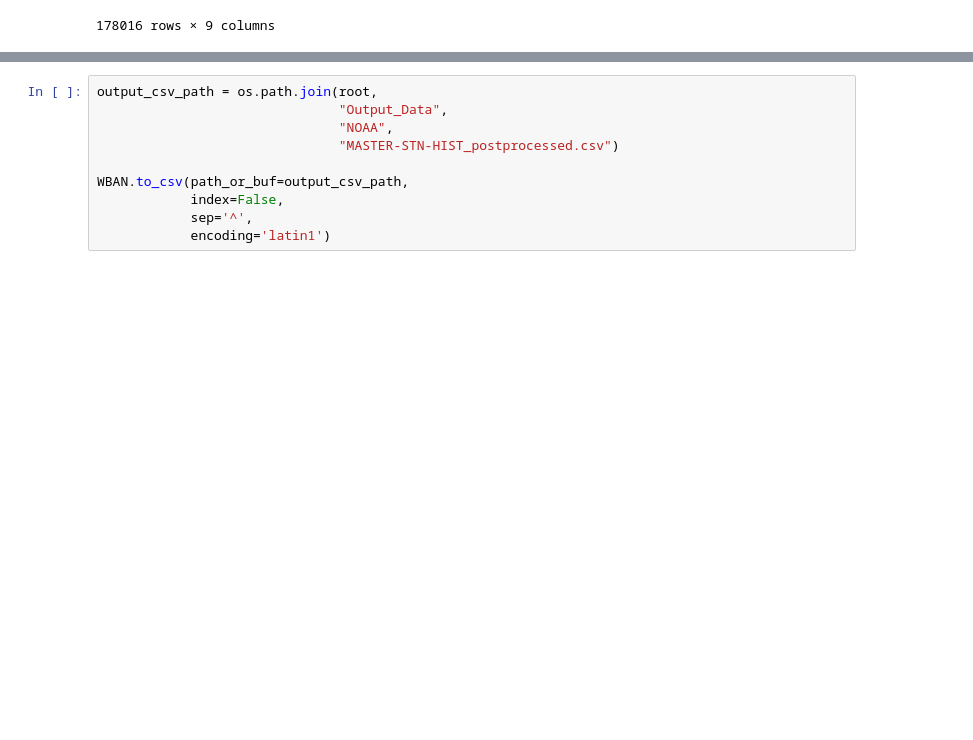
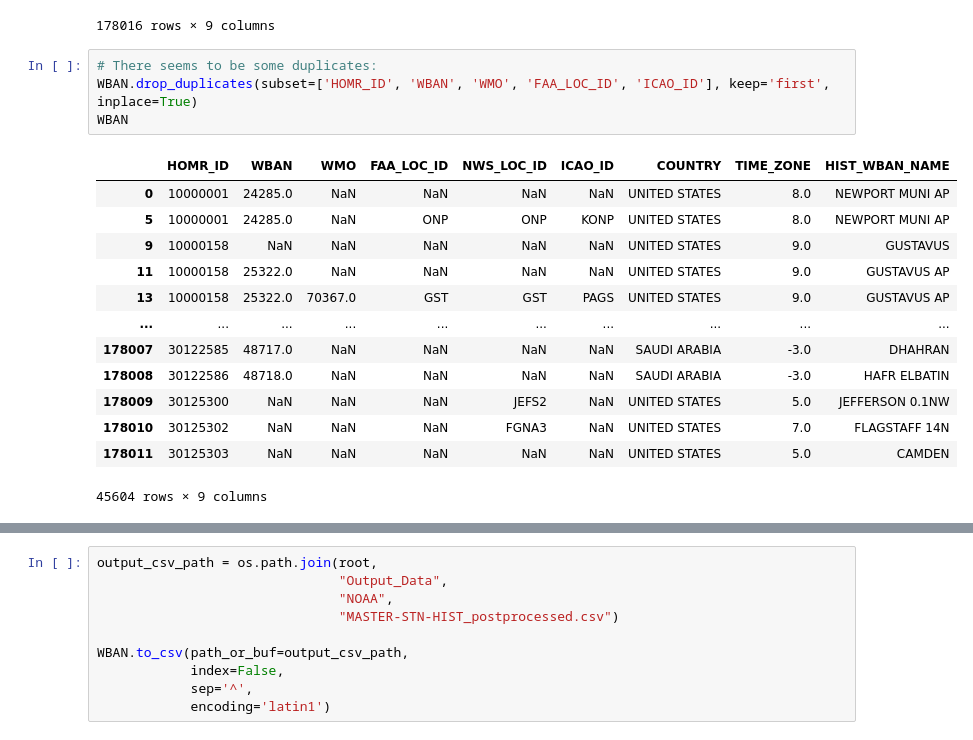
Before and after one commit to malonsol/TFM_KSchool, a Jupyter notebook: EDA/DELAY/WBAN_IATA.ipynb, the cells around one changed output, grey strips where cells are left out. Cells and saved outputs as stored; diff of their text form; blank space fills up the shorter version.

```diff
--- a/EDA/DELAY/WBAN_IATA.ipynb
+++ b/EDA/DELAY/WBAN_IATA.ipynb
@@ -218,6 +210,24 @@ WBAN
 | 178014 | 30125303 | NaN | NaN | NaN | NaN | NaN | UNITED STATES | 5.0 | CAMDEN |
 | 178015 | 30125303 | NaN | NaN | NaN | NaN | NaN | UNITED STATES | 5.0 | CAMDEN |
 178016 rows × 9 columns
+# %%
+# There seems to be some duplicates:
+WBAN.drop_duplicates(subset=['HOMR_ID', 'WBAN', 'WMO', 'FAA_LOC_ID', 'ICAO_ID'], keep='first', inplace=True)
+WBAN
+# %% [output]
+|  | HOMR_ID | WBAN | WMO | FAA_LOC_ID | NWS_LOC_ID | ICAO_ID | COUNTRY | TIME_ZONE | HIST_WBAN_NAME |
+| 0 | 10000001 | 24285.0 | NaN | NaN | NaN | NaN | UNITED STATES | 8.0 | NEWPORT MUNI AP |
+| 5 | 10000001 | 24285.0 | NaN | ONP | ONP | KONP | UNITED STATES | 8.0 | NEWPORT MUNI AP |
+| 9 | 10000158 | NaN | NaN | NaN | NaN | NaN | UNITED STATES | 9.0 | GUSTAVUS |
+| 11 | 10000158 | 25322.0 | NaN | NaN | NaN | NaN | UNITED STATES | 9.0 | GUSTAVUS AP |
+| 13 | 10000158 | 25322.0 | 70367.0 | GST | GST | PAGS | UNITED STATES | 9.0 | GUSTAVUS AP |
+| ... | ... | ... | ... | ... | ... | ... | ... | ... | ... |
+| 178007 | 30122585 | 48717.0 | NaN | NaN | NaN | NaN | SAUDI ARABIA | -3.0 | DHAHRAN |
+| 178008 | 30122586 | 48718.0 | NaN | NaN | NaN | NaN | SAUDI ARABIA | -3.0 | HAFR ELBATIN |
+| 178009 | 30125300 | NaN | NaN | NaN | JEFS2 | NaN | UNITED STATES | 5.0 | JEFFERSON 0.1NW |
+| 178010 | 30125302 | NaN | NaN | NaN | FGNA3 | NaN | UNITED STATES | 7.0 | FLAGSTAFF 14N |
+| 178011 | 30125303 | NaN | NaN | NaN | NaN | NaN | UNITED STATES | 5.0 | CAMDEN |
+45604 rows × 9 columns
 # %%
 # Some airport codes present fewer characters than expected. Let's clean them:
 WBAN.drop(WBAN[WBAN['FAA_LOC_ID'].str.len() < 3].index, axis=0, inplace=True)
```
Also changed, not shown: parts of 23 cells of this notebook.
